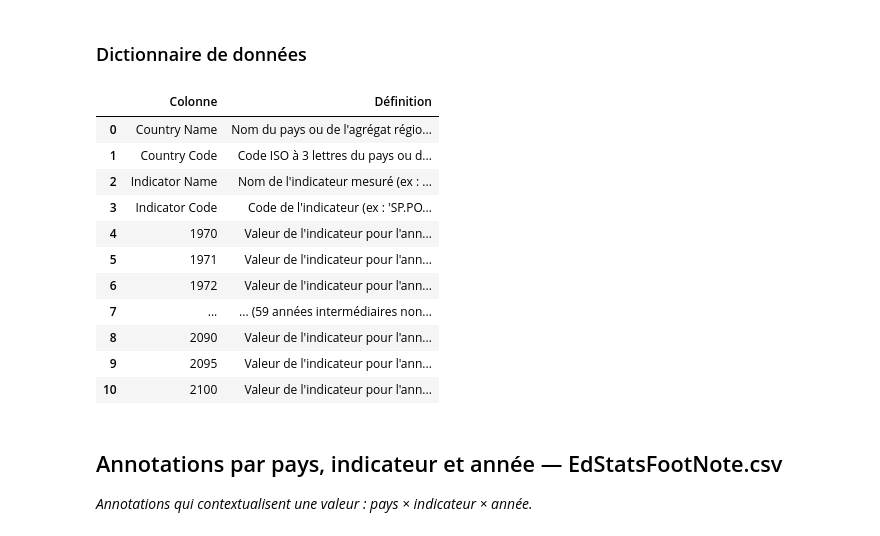
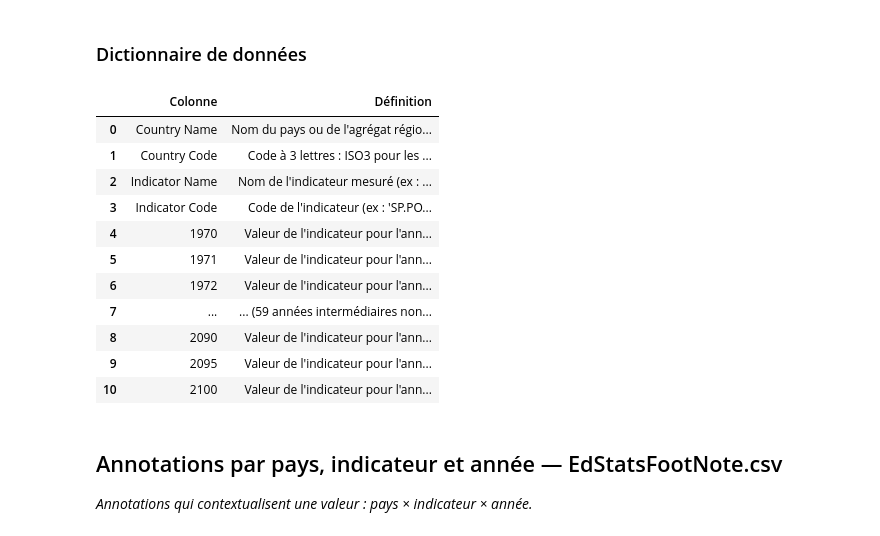
Before and after one commit to humanuoid/oc-p2-education-systems-analysis, a Jupyter notebook: notebooks/data_overview.ipynb, the cells around one changed output. Cells and saved outputs as stored; diff of their text form; code cells hidden in the pictures.

```diff
--- a/notebooks/data_overview.ipynb
+++ b/notebooks/data_overview.ipynb
@@ -174,23 +174,23 @@ df.head()
 # %%
 definitions = {
     "Country Name": "Nom du pays ou de l'agrégat régional (ex : 'Arab World') concerné par la ligne.",
-    "Country Code": "Code ISO à 3 lettres du pays ou de l'agrégat — clé de jointure avec EdStatsCountry.csv.",
-    "Indicator Name": "Nom de l'indicateur mesuré (ex : 'Population, total').",
+    "Country Code": "Code à 3 lettres : ISO3 pour les pays, code interne Banque mondiale pour les agrégats (ARB, EUU…) — clé de jointure avec EdStatsCountry.csv.",
+    "Indicator Name": "Nom de l'indicateur mesuré (ex : 'Population, total'). Une projection se repère ici : le nom contient « Projection » (308 indicateurs sur 3 665, ex. « Wittgenstein Projection: … »).",
     "Indicator Code": "Code de l'indicateur (ex : 'SP.POP.TOTL') — clé de jointure avec EdStatsSeries.csv.",
 }
 # les colonnes d'années (1970 ... 2100) ont toutes la même définition :
 # on n'en affiche que les 3 premières et les 3 dernières
 annees = [col for col in df.columns if col.isdigit()]  # col.isdigit() = "le nom est un nombre"
 for annee in annees[:3] + annees[-3:]:
     definitions[annee] = f"Valeur de l'indicateur pour l'année {annee}"
 definitions["..."] = f"... ({len(annees) - 6} années intermédiaires non affichées)"
 
 colonnes = [col for col in df.columns if not col.isdigit()] + annees[:3] + ["..."] + annees[-3:]
 show_data_dictionary(df, definitions, columns=colonnes)
 # %% [output]
 |  | Colonne | Définition |
 | 0 | Country Name | Nom du pays ou de l'agrégat régio... |
-| 1 | Country Code | Code ISO à 3 lettres du pays ou d... |
+| 1 | Country Code | Code à 3 lettres : ISO3 pour les ... |
 | 2 | Indicator Name | Nom de l'indicateur mesuré (ex : ... |
 | 3 | Indicator Code | Code de l'indicateur (ex : 'SP.PO... |
 | 4 | 1970 | Valeur de l'indicateur pour l'ann... |
```
Also changed, not shown: parts of 5 cells of this notebook.
